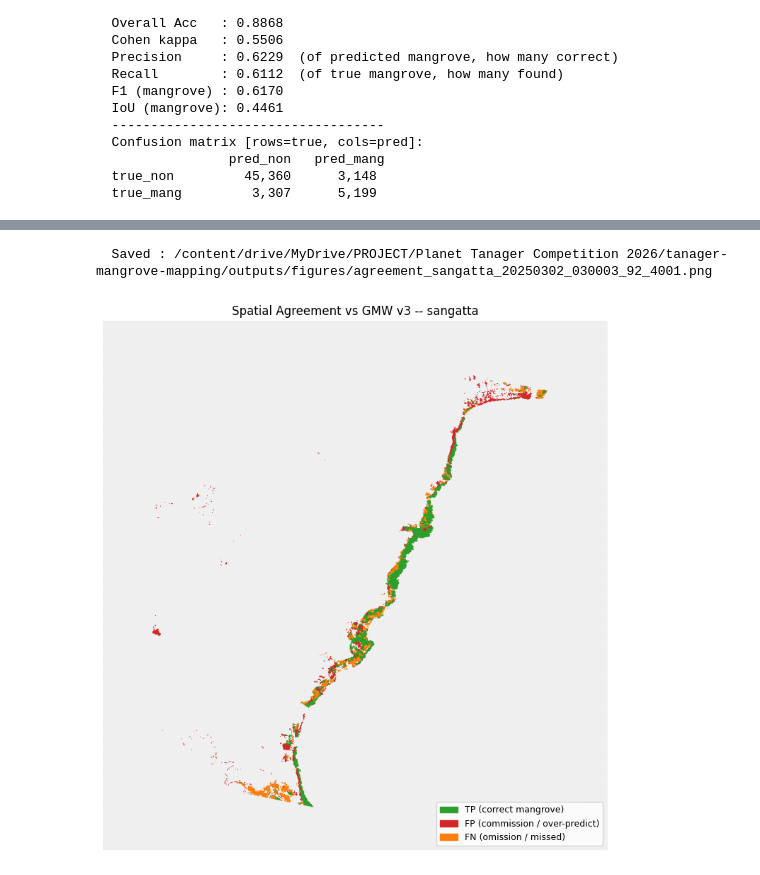
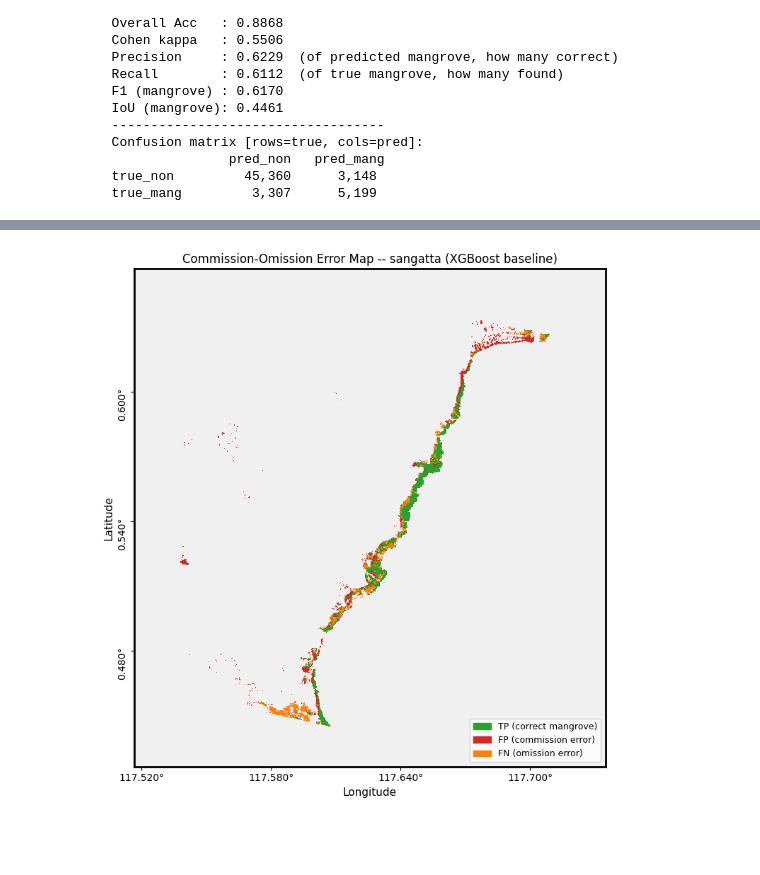
Before and after one commit to mwahyur46/tanager-mangrove-mapping, a Jupyter notebook: notebooks/02_classification.ipynb, the cells around one changed output, grey strips where cells are left out. Cells and saved outputs as stored; diff of their text form; code cells hidden in the pictures; blank space fills up the shorter version.

```diff
--- a/notebooks/02_classification.ipynb
+++ b/notebooks/02_classification.ipynb
@@ -722,14 +814,33 @@ XGBoost Tuned 0.548414   0.624742 0.604985 0.614705 0.443735
 # %%
 # ============================================================
-# Spatial agreement map: where model agrees / over-predicts / misses
+# Commission-omission error map -- XGBoost baseline
+# Reprojected to EPSG:4326 with lat/lon axes
+# green=TP  red=FP (commission)  orange=FN (omission)
 # ============================================================
-plot_agreement_map(
-    extent_map,
-    gmw_raster,
-    eval_mask=candidate_mask,
-    site=SITE,
-    save_path=str(OUT_FIGURES / f'agreement_{SITE}_{SCENE_ID}.png'),
+from matplotlib.colors import ListedColormap
+from matplotlib.patches import Patch
+
+_cmap_agree = ListedColormap(['#f0f0f0', '#2ca02c', '#d62728', '#ff7f0e'])
+_agree      = build_agree_array(extent_map, gmw_raster, eval_mask=candidate_mask)
+_agree_img, _agree_ext = reproject_array_to_4326(
+    _agree.astype(np.float32), data['crs'], data['transform']
 )
+_y0, _y1 = _agree_ext[2], _agree_ext[3]
+
+fig, ax = plt.subplots(figsize=(8, 8))
+ax.imshow(_agree_img, cmap=_cmap_agree, vmin=0, vmax=3,
+          extent=_agree_ext, origin='upper', interpolation='none')
+ax.set_aspect(1 / np.cos(np.radians((_y0 + _y1) / 2)))
+ax.set_title(f'Commission-Omission Error Map -- {SITE} (XGBoost baseline)')
+format_map_axes(ax)
+ax.legend(handles=[
+    Patch(color='#2ca02c', label='TP (correct mangrove)'),
+    Patch(color='#d62728', label='FP (commission error)'),
+    Patch(color='#ff7f0e', label='FN (omission error)'),
+], loc='lower right', fontsize=9)
+plt.tight_layout()
+plt.savefig(OUT_FIGURES / f'commission_omission_{SITE}_{SCENE_ID}.png',
+            dpi=150, bbox_inches='tight')
+plt.show()
 # %% [output]
-  Saved : /content/drive/MyDrive/PROJECT/Planet Tanager Competition 2026/tanager-mangrove-mapping/outputs/figures/agreement_sangatta_20250302_030003_92_4001.png
-[figure, old version]
+[figure, new version]
```
Also changed, not shown: parts of 8 cells of this notebook, 24 other files.
